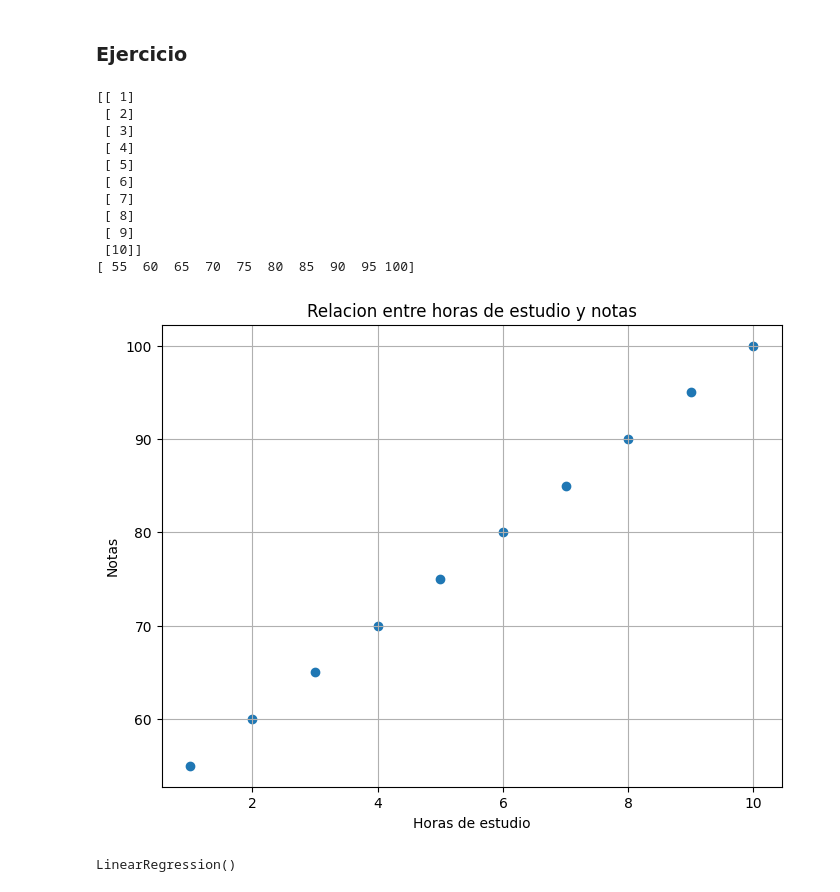
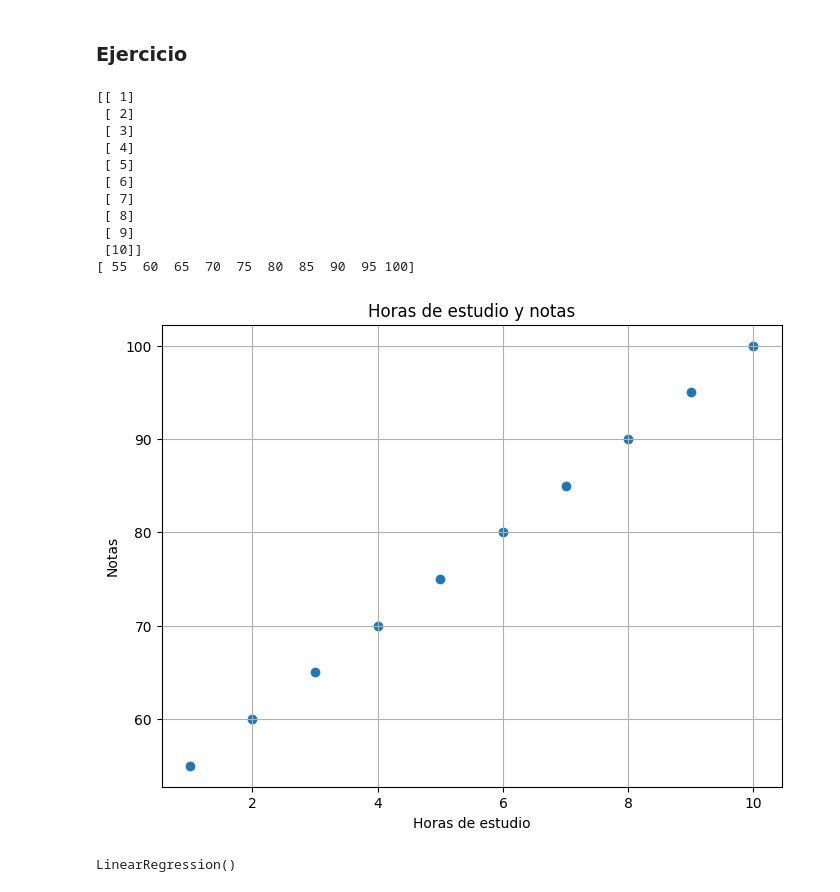
Before and after one commit to MattZG/Portafolio, a Jupyter notebook: Modulo_4.ipynb, the cells around one changed output. Drawn from its saved outputs; the diff is of its cells as text; code cells hidden in the pictures.

```diff
--- a/Modulo_4.ipynb
+++ b/Modulo_4.ipynb
@@ -867,30 +867,30 @@ plt.show()
 # %%
 horas_estudio = np.array([1, 2, 3, 4, 5, 6, 7, 8, 9, 10]).reshape(-1, 1) #cambiar al estrucuturade datos
 notas = np.array([55, 60, 65, 70, 75, 80, 85, 90, 95, 100])
 
 print(horas_estudio)
 print(notas)
 
 plt.figure(figsize = (8, 6))
 plt.scatter(horas_estudio, notas)
 plt.xlabel('Horas de estudio')
 plt.ylabel('Notas')
-plt.title('Relacion entre horas de estudio y notas')
+plt.title('Horas de estudio y notas')
 plt.grid(True)
 plt.show()
 # %% [output]
 [[ 1]
  [ 2]
  [ 3]
  [ 4]
  [ 5]
  [ 6]
  [ 7]
  [ 8]
  [ 9]
  [10]]
 [ 55  60  65  70  75  80  85  90  95 100]
-[figure, old version]
+[figure, new version]
 # %%
 modelo = LinearRegression()
 modelo.fit(horas_estudio, notas)
```
Also changed, not shown: parts of 2 cells of this notebook.
